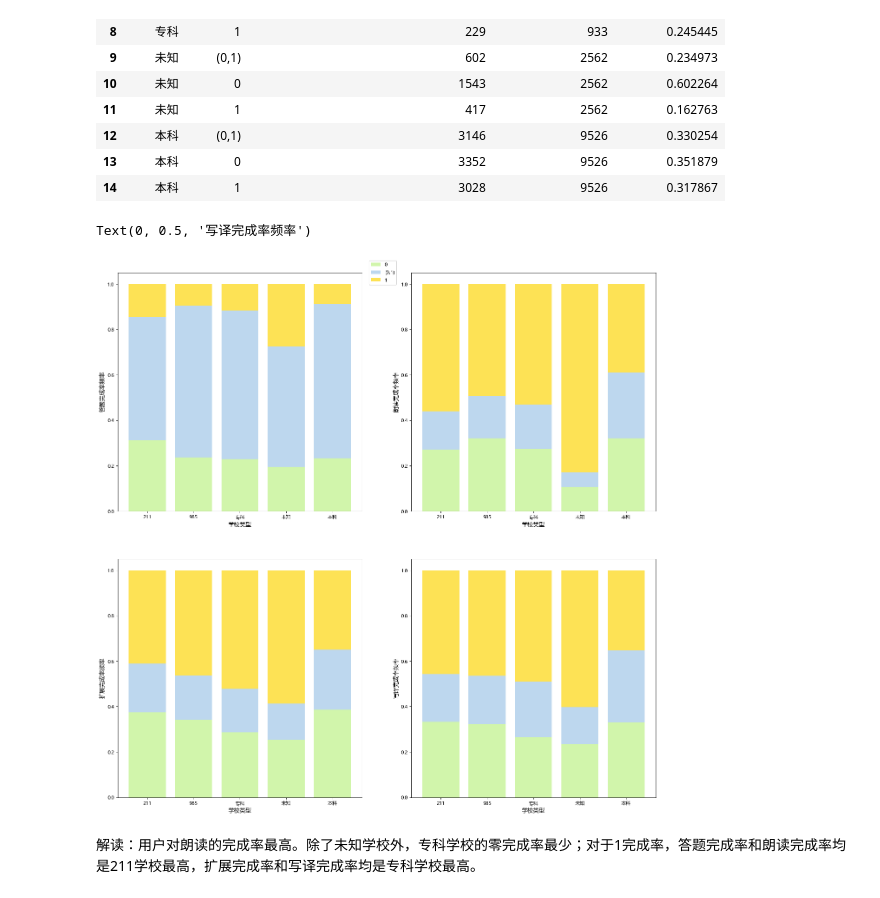
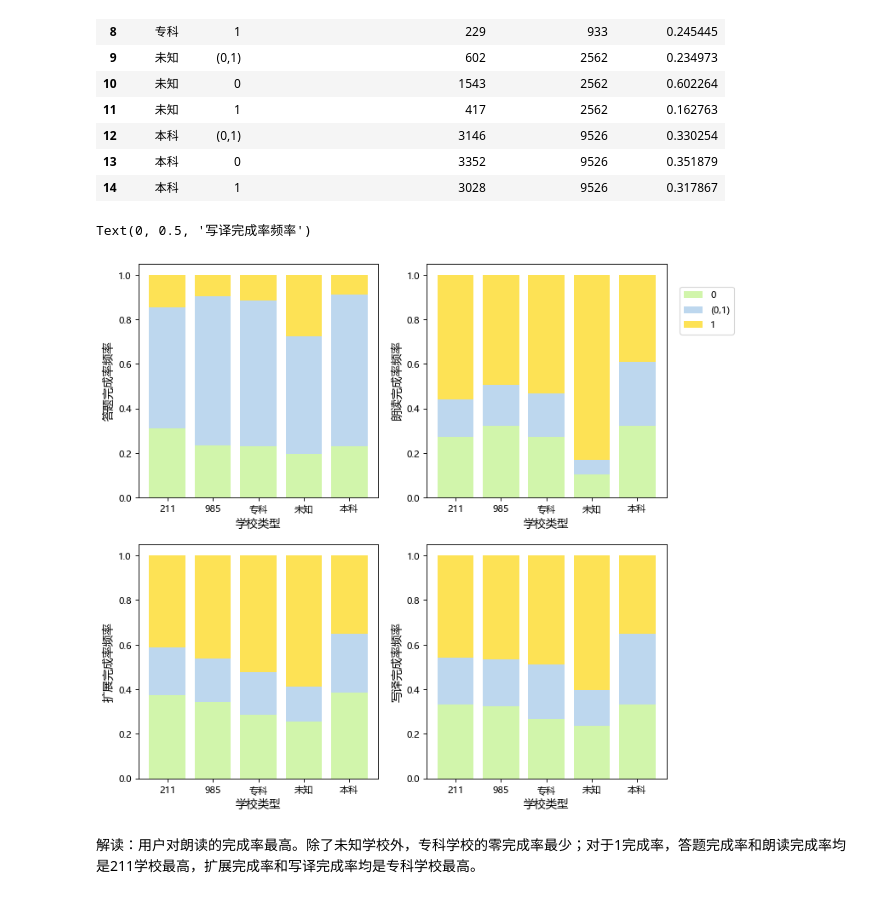
Before and after one commit to peppermint-w/Bear-Club-Talent-Plan-Phase-6_2021.7.19-2021.8.15, a Jupyter notebook: TASK05 决策树与随机森林/TASK05 决策树、随机森林与logistic回归.ipynb, the cells around one changed output. Saved outputs shown, nothing was run; the diff lists cells and outputs as text; code cells hidden in the pictures.

```diff
--- a/TASK05 决策树与随机森林/TASK05 决策树、随机森林与logistic回归.ipynb
+++ b/TASK05 决策树与随机森林/TASK05 决策树、随机森林与logistic回归.ipynb
@@ -141,7 +142,7 @@ Text(0, 0.5, '最大登陆天数')
 # %% [markdown]
 #### 3.浏览文章天数VS学校类型
 # %%
-fig, (ax1, ax2) = plt.subplots(1,2,figsize = (20,8), dpi = 80)
+fig, (ax1, ax2) = plt.subplots(1,2,figsize = (10,4), dpi = 80)
 
 #绘制直方图
 ax1.hist(x = np.log(data.浏览文章天数), bins = 10, color = '#D1F5AB', edgecolor = '#8AE52B')
@@ -295,7 +296,7 @@ transrate
 | 13 | 本科 | 0 | 3352 | 9526 | 0.351879 |
 | 14 | 本科 | 1 | 3028 | 9526 | 0.317867 |
 # %%
-fig, ((ax1, ax2), (ax3, ax4)) = plt.subplots(2,2,figsize = (20,20), dpi = 80)
+fig, ((ax1, ax2), (ax3, ax4)) = plt.subplots(2,2,figsize = (10,10), dpi = 80)
 
 #绘制条形图
 ax1.bar(exerate['学校类型'].unique().tolist()
@@ -315,7 +316,7 @@ ax1.bar(exerate['学校类型'].unique().tolist()
        ,color = '#FDE255'
        ,bottom = (np.array(exerate['答题完成率百分比'][0:len(exerate):3].values.tolist())+np.array(exerate['答题完成率百分比'][2:len(exerate):3].values.tolist())).tolist()
        )
-ax1.legend(loc = 'right', bbox_to_anchor=(1.15, 1)) #图例
+ax1.legend(loc = 'right', bbox_to_anchor=(2.5, 0.8)) #图例
 ax1.set_xlabel('学校类型', fontdict = {'fontsize':12}) #x轴
 ax1.set_ylabel('答题完成率频率', fontdict = {'fontsize':12}) #y轴
 
@@ -353,34 +354,34 @@ ax3.bar(extendrage['学校类型'].unique().tolist()
 ax3.bar(extendrage['学校类型'].unique().tolist()
        ,extendrage['扩展完成率百分比'][1:len(extendrage):3].values.tolist()
        ,label = '1'
        ,color = '#FDE255'
        ,bottom = (np.array(extendrage['扩展完成率百分比'][0:len(extendrage):3].values.tolist())+np.array(extendrage['扩展完成率百分比'][2:len(exerate):3].values.tolist())).tolist()
        )
 ax3.set_xlabel('学校类型', fontdict = {'fontsize':12}) #x轴
 ax3.set_ylabel('扩展完成率频率', fontdict = {'fontsize':12}) #y轴
 
 ax4.bar(transrate['学校类型'].unique().tolist()
        ,transrate['写译完成率百分比'][0:len(transrate):3].values.tolist()
        ,label = '0'
        ,color = '#D1F5AB'
        )
 ax4.bar(transrate['学校类型'].unique().tolist()
        ,transrate['写译完成率百分比'][2:len(transrate):3].values.tolist()
        ,label = '(0,1)'
        ,color = '#BDD7EE'
        ,bottom = transrate['写译完成率百分比'][0:len(transrate):3].values.tolist()
        )
 ax4.bar(transrate['学校类型'].unique().tolist()
        ,transrate['写译完成率百分比'][1:len(transrate):3].values.tolist()
        ,label = '1'
        ,color = '#FDE255'
        ,bottom = (np.array(transrate['写译完成率百分比'][0:len(transrate):3].values.tolist())+np.array(transrate['写译完成率百分比'][2:len(transrate):3].values.tolist())).tolist()
        )
 ax4.set_xlabel('学校类型', fontdict = {'fontsize':12}) #x轴
 ax4.set_ylabel('写译完成率频率', fontdict = {'fontsize':12}) #y轴
 # %% [output]
 Text(0, 0.5, '写译完成率频率')
-[figure, old version]
+[figure, new version]
 # %% [markdown]
 解读：用户对朗读的完成率最高。除了未知学校外，专科学校的零完成率最少；对于1完成率，答题完成率和朗读完成率均是211学校最高，扩展完成率和写译完成率均是专科学校最高。
 # %% [markdown]
```
Also changed, not shown: parts of 4 cells of this notebook.
